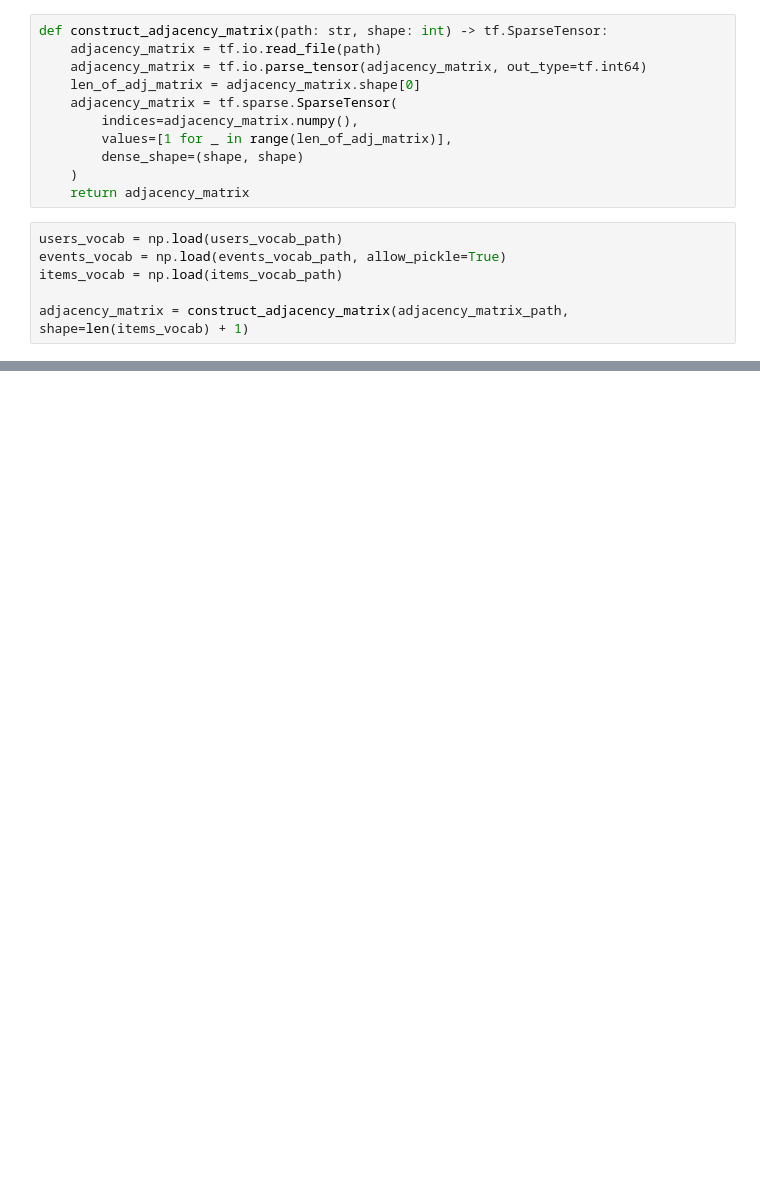
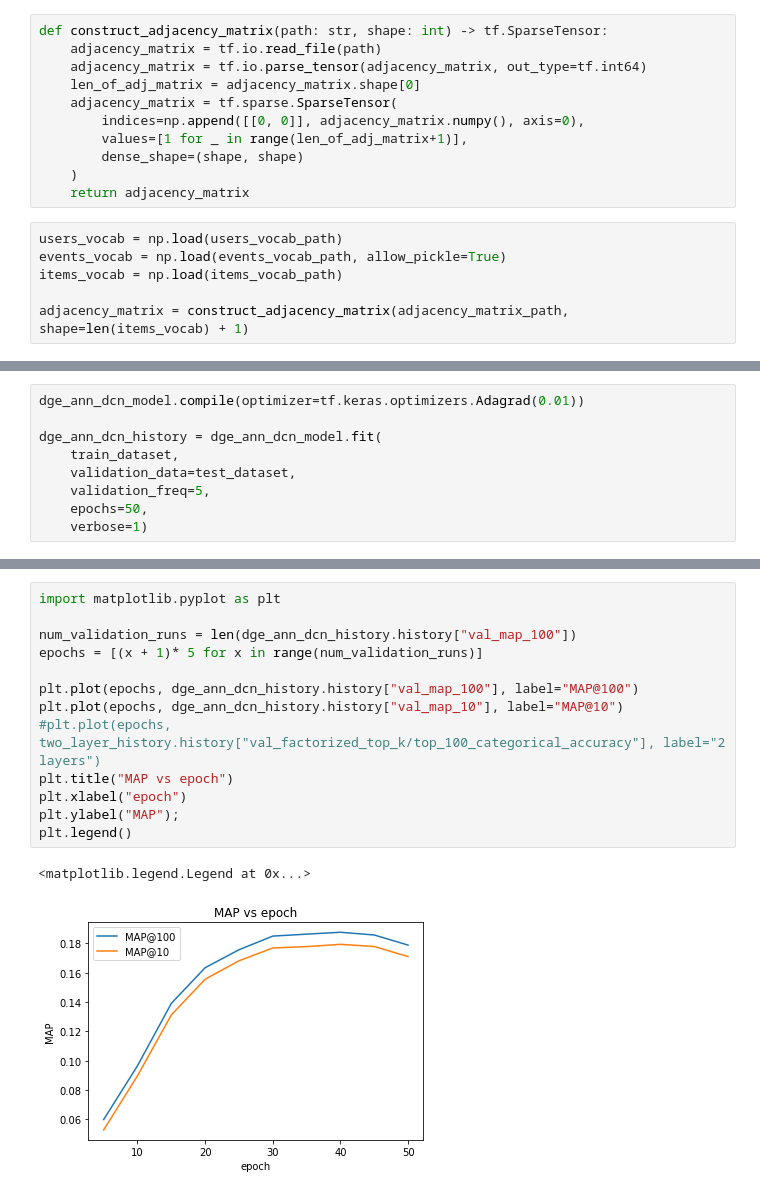
Before and after one commit to tupoylogin/dge-ann, a Jupyter notebook: notebooks/NodeAttentionNetworks.ipynb, the cells around one changed output, grey strips where cells are left out. Saved outputs shown, nothing was run; the diff lists cells and outputs as text; blank space fills up the shorter version.

```diff
--- a/notebooks/NodeAttentionNetworks.ipynb
+++ b/notebooks/NodeAttentionNetworks.ipynb
@@ -31,8 +80,8 @@ def construct_adjacency_matrix(path: str, shape: int) -> tf.SparseTensor:
     adjacency_matrix = tf.io.parse_tensor(adjacency_matrix, out_type=tf.int64)
     len_of_adj_matrix = adjacency_matrix.shape[0]
     adjacency_matrix = tf.sparse.SparseTensor(
-        indices=adjacency_matrix.numpy(),
-        values=[1 for _ in range(len_of_adj_matrix)],
+        indices=np.append([[0, 0]], adjacency_matrix.numpy(), axis=0),
+        values=[1 for _ in range(len_of_adj_matrix+1)],
         dense_shape=(shape, shape)
     )
     return adjacency_matrix
@@ -68,0 +320,9 @@ np.load('../data/processed/itemid.npy')
+# %%
+dge_ann_dcn_model.compile(optimizer=tf.keras.optimizers.Adagrad(0.01))
+
+dge_ann_dcn_history = dge_ann_dcn_model.fit(
+    train_dataset,
+    validation_data=test_dataset,
+    validation_freq=5,
+    epochs=50,
+    verbose=1)
@@ -68,0 +347,16 @@ np.load('../data/processed/itemid.npy')
+# %%
+import matplotlib.pyplot as plt
+
+num_validation_runs = len(dge_ann_dcn_history.history["val_map_100"])
+epochs = [(x + 1)* 5 for x in range(num_validation_runs)]
+
+plt.plot(epochs, dge_ann_dcn_history.history["val_map_100"], label="MAP@100")
+plt.plot(epochs, dge_ann_dcn_history.history["val_map_10"], label="MAP@10")
+#plt.plot(epochs, two_layer_history.history["val_factorized_top_k/top_100_categorical_accuracy"], label="2 layers")
+plt.title("MAP vs epoch")
+plt.xlabel("epoch")
+plt.ylabel("MAP");
+plt.legend()
+# %% [output]
+<matplotlib.legend.Legend at 0x...>
+[figure, added]
```
Also changed, not shown: parts of 33 cells of this notebook.
